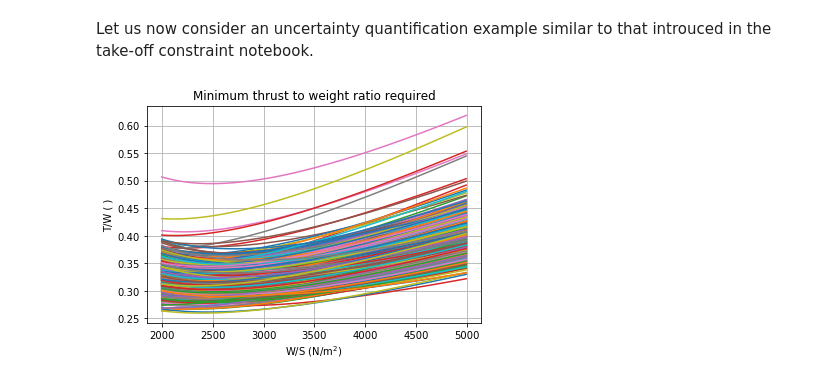
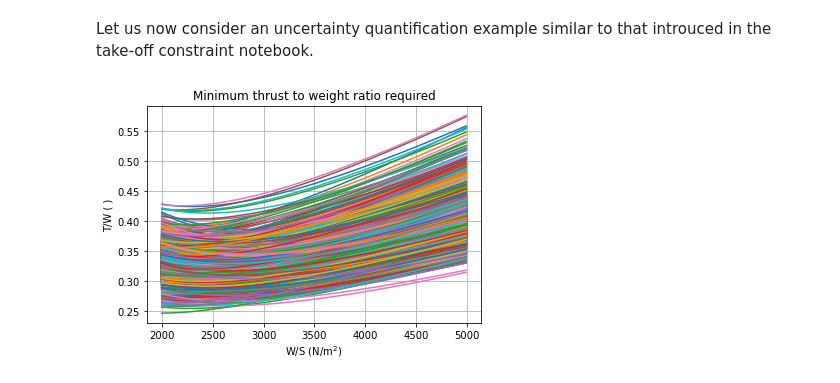
Before and after one commit to sobester/ADRpy, a Jupyter notebook: docs/ADRpy/notebooks/Initial scaling of an aircraft with ADRpy - the turn constraint.ipynb, the cells around one changed output. Drawn from its saved outputs; the diff is of its cells as text; code cells hidden in the pictures.

```diff
--- a/docs/ADRpy/notebooks/Initial scaling of an aircraft with ADRpy - the turn constraint.ipynb
+++ b/docs/ADRpy/notebooks/Initial scaling of an aircraft with ADRpy - the turn constraint.ipynb
@@ -183,44 +183,45 @@ Let us now consider an uncertainty quantification example similar to that introu
 # %%
 twmatrix = []
 wingloadinglist_pa = np.arange(2000, 5000, 10)
-mc_samplesize = 1000
+mc_samplesize = 5000
 
 for i in range(1, mc_samplesize):
 
     ar = np.random.uniform(6.5, 9)
     bpr = max(5, np.random.normal(8, 1))
     tr = np.random.uniform(1.04, 1.08)
 
     sle_deg = np.random.normal(17, 3)
     smt_deg = sle_deg - np.random.normal(7, 3)
 
     offs_deg = np.random.normal(15, 15)
 
     cdmin = np.random.normal(0.02, 0.002)
 
     designbrief = {'rwyelevation_m':0, 'groundrun_m':1200, 'stloadfactor': 2, 'turnalt_m': 5000, 'turnspeed_ktas': 300}
     designdefinition = {'aspectratio':ar, 'sweep_le_deg':sle_deg, 'sweep_mt_deg':smt_deg, 'bpr':bpr, 'tr':tr}
     designperformance = {'CDminclean':cdmin}
     designatm = at.Atmosphere(offset_deg=offs_deg, profile=None)
 
     concept = ca.AircraftConcept(designbrief, designdefinition, designperformance, designatm)
     tw_sl, _, _ = concept.twrequired_trn(wingloadinglist_pa)
 
     if np.size(twmatrix) > 0:
         twmatrix = np.vstack((twmatrix,tw_sl))
     else:
         twmatrix = tw_sl
     # You can comment this plot out for large samples - it is not
     # very edifying anyway (included just as a sanity check)
     plt.plot(wingloadinglist_pa, tw_sl)
+
+
+plt.ylabel("T/W ( )")
+plt.xlabel("W/S (N/m$^2$)")
+plt.title("Minimum thrust to weight ratio required")
+plt.grid(True)
+plt.show()
+# %% [output]
+[figure, added]
-# %%
-plt.ylabel("T/W ( )")
-plt.xlabel("W/S (N/m$^2$)")
-plt.title("Minimum thrust to weight ratio required")
-plt.grid(True)
-plt.show()
-# %% [output]
-[figure, removed]
 # %%
 for feasible_percentile in [50, 60, 70, 80, 90, 95, 99]:
     percentile_tw = np.percentile(twmatrix, feasible_percentile, axis=0)
```
Also changed, not shown: parts of 2 cells of this notebook.
